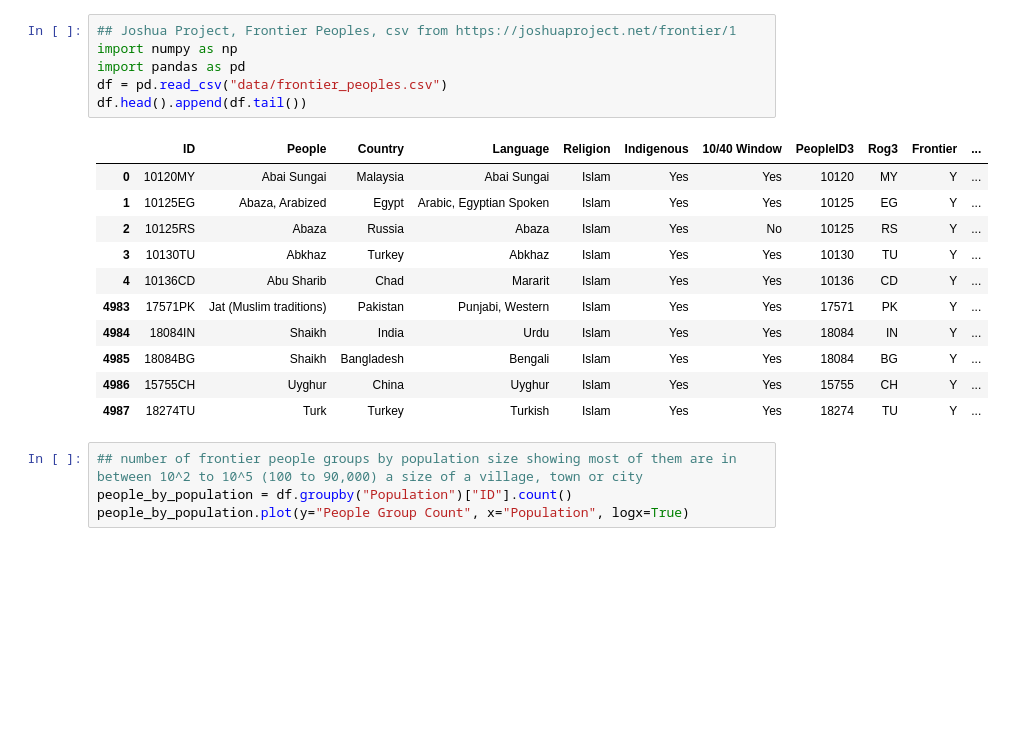
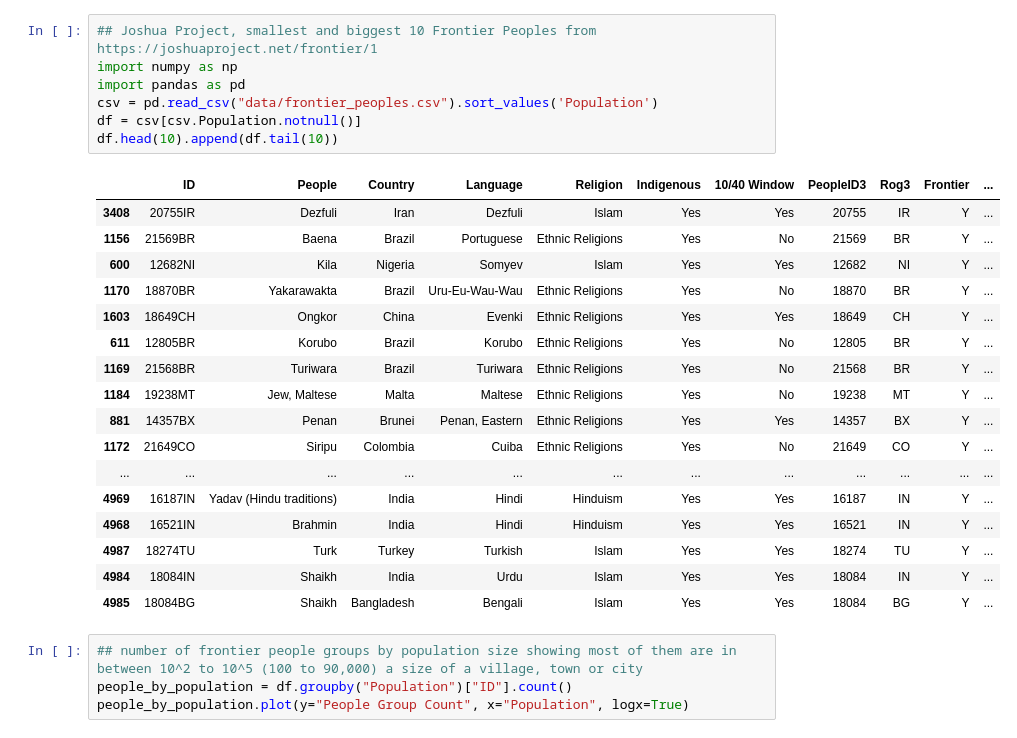
Before and after one commit to nehemiaharchives/churches, a Jupyter notebook: frontier_people.ipynb, the cells around one changed output. Drawn from its saved outputs; the diff is of its cells as text; blank space fills up the shorter version.

Commit message:
Show biggest and smallest 10 people groups

```diff
--- a/frontier_people.ipynb
+++ b/frontier_people.ipynb
@@ -1,21 +1,28 @@
 # %%
-## Joshua Project, Frontier Peoples, csv from https://joshuaproject.net/frontier/1
+## Joshua Project, smallest and biggest 10 Frontier Peoples from https://joshuaproject.net/frontier/1
 import numpy as np
 import pandas as pd
-df = pd.read_csv("data/frontier_peoples.csv")
-df.head().append(df.tail())
+csv = pd.read_csv("data/frontier_peoples.csv").sort_values('Population')
+df = csv[csv.Population.notnull()]
+df.head(10).append(df.tail(10))
 # %% [output]
 |  | ID | People | Country | Language | Religion | Indigenous | 10/40 Window | PeopleID3 | Rog3 | Frontier | ... |
-| 0 | 10120MY | Abai Sungai | Malaysia | Abai Sungai | Islam | Yes | Yes | 10120 | MY | Y | ... |
-| 1 | 10125EG | Abaza, Arabized | Egypt | Arabic, Egyptian Spoken | Islam | Yes | Yes | 10125 | EG | Y | ... |
-| 2 | 10125RS | Abaza | Russia | Abaza | Islam | Yes | No | 10125 | RS | Y | ... |
-| 3 | 10130TU | Abkhaz | Turkey | Abkhaz | Islam | Yes | Yes | 10130 | TU | Y | ... |
-| 4 | 10136CD | Abu Sharib | Chad | Mararit | Islam | Yes | Yes | 10136 | CD | Y | ... |
-| 4983 | 17571PK | Jat (Muslim traditions) | Pakistan | Punjabi, Western | Islam | Yes | Yes | 17571 | PK | Y | ... |
+| 3408 | 20755IR | Dezfuli | Iran | Dezfuli | Islam | Yes | Yes | 20755 | IR | Y | ... |
+| 1156 | 21569BR | Baena | Brazil | Portuguese | Ethnic Religions | Yes | No | 21569 | BR | Y | ... |
+| 600 | 12682NI | Kila | Nigeria | Somyev | Islam | Yes | Yes | 12682 | NI | Y | ... |
+| 1170 | 18870BR | Yakarawakta | Brazil | Uru-Eu-Wau-Wau | Ethnic Religions | Yes | No | 18870 | BR | Y | ... |
+| 1603 | 18649CH | Ongkor | China | Evenki | Ethnic Religions | Yes | Yes | 18649 | CH | Y | ... |
+| 611 | 12805BR | Korubo | Brazil | Korubo | Ethnic Religions | Yes | No | 12805 | BR | Y | ... |
+| 1169 | 21568BR | Turiwara | Brazil | Turiwara | Ethnic Religions | Yes | No | 21568 | BR | Y | ... |
+| 1184 | 19238MT | Jew, Maltese | Malta | Maltese | Ethnic Religions | Yes | No | 19238 | MT | Y | ... |
+| 881 | 14357BX | Penan | Brunei | Penan, Eastern | Ethnic Religions | Yes | Yes | 14357 | BX | Y | ... |
+| 1172 | 21649CO | Siripu | Colombia | Cuiba | Ethnic Religions | Yes | No | 21649 | CO | Y | ... |
+| ... | ... | ... | ... | ... | ... | ... | ... | ... | ... | ... | ... |
+| 4969 | 16187IN | Yadav (Hindu traditions) | India | Hindi | Hinduism | Yes | Yes | 16187 | IN | Y | ... |
+| 4968 | 16521IN | Brahmin | India | Hindi | Hinduism | Yes | Yes | 16521 | IN | Y | ... |
+| 4987 | 18274TU | Turk | Turkey | Turkish | Islam | Yes | Yes | 18274 | TU | Y | ... |
 | 4984 | 18084IN | Shaikh | India | Urdu | Islam | Yes | Yes | 18084 | IN | Y | ... |
 | 4985 | 18084BG | Shaikh | Bangladesh | Bengali | Islam | Yes | Yes | 18084 | BG | Y | ... |
-| 4986 | 15755CH | Uyghur | China | Uyghur | Islam | Yes | Yes | 15755 | CH | Y | ... |
-| 4987 | 18274TU | Turk | Turkey | Turkish | Islam | Yes | Yes | 18274 | TU | Y | ... |
 # %%
 ## number of frontier people groups by population size showing most of them are in between 10^2 to 10^5 (100 to 90,000) a size of a village, town or city
 people_by_population = df.groupby("Population")["ID"].count()
```
